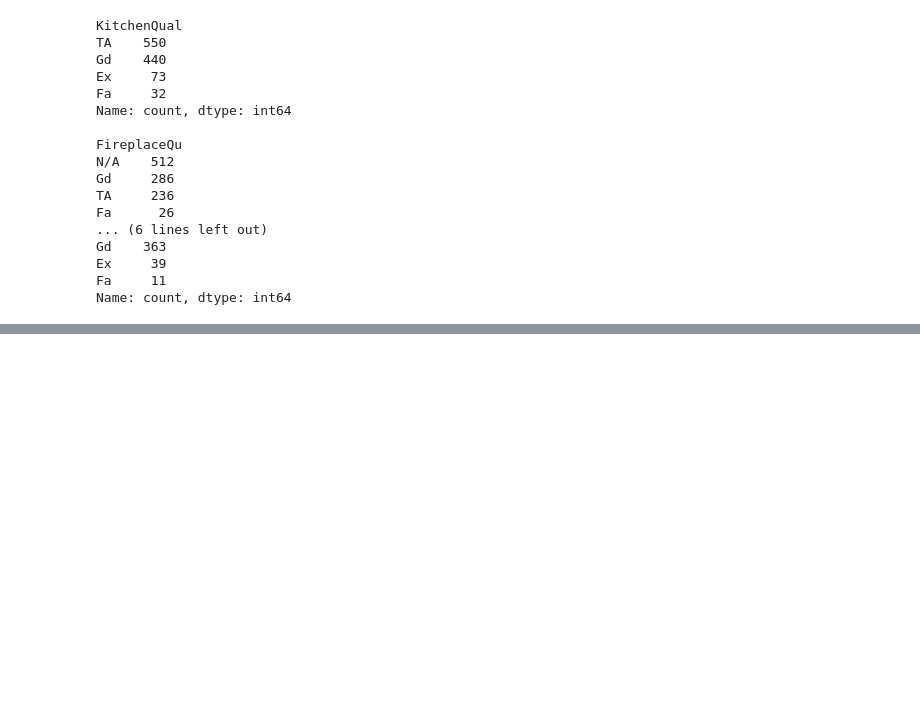
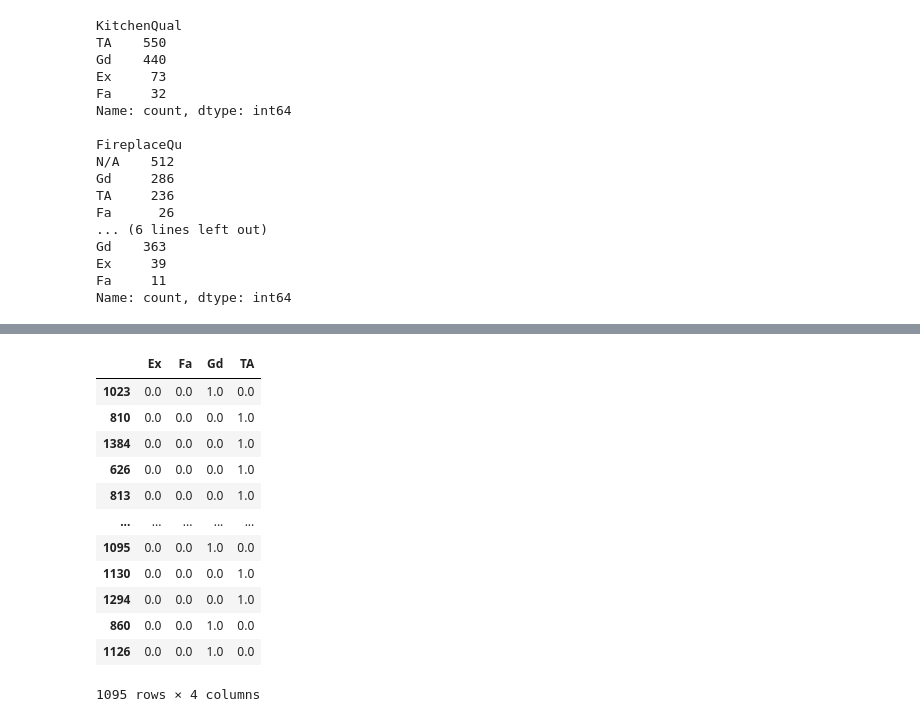
Before and after one commit to Angela-Mukulu-Mwanzia/Phase_3_House-Prices_Feature_engineering, a Jupyter notebook: Edwinn..ipynb, the cells around one changed output, grey strips where cells are left out. Cells and saved outputs as stored; diff of their text form; code cells hidden in the pictures; blank space fills up the shorter version.

```diff
--- a/Edwinn..ipynb
+++ b/Edwinn..ipynb
@@ -324,0 +478,7 @@ Name: count, dtype: int64
+# %%
+# (4) Transform fireplace_qu_train using the encoder and
+# assign the result to fireplace_qu_encoded_train
+external_qu_encoded_train = ohe.transform(external_qu_train)
+
+# Visually inspect fireplace_qu_encoded_train
+external_qu_encoded_train
@@ -324,0 +493,27 @@ Name: count, dtype: int64
+# %%
+# (5a) Make the transformed data into a dataframe
+external_qu_encoded_train = pd.DataFrame(
+    # Pass in NumPy array
+    external_qu_encoded_train,
+    # Set the column names to the categories found by OHE
+    columns=ohe.categories_[0],
+    # Set the index to match X_train's index
+    index=X_train.index
+)
+
+# Visually inspect new dataframe
+external_qu_encoded_train
+# %% [output]
+|  | Ex | Fa | Gd | TA |
+| 1023 | 0.0 | 0.0 | 1.0 | 0.0 |
+| 810 | 0.0 | 0.0 | 0.0 | 1.0 |
+| 1384 | 0.0 | 0.0 | 0.0 | 1.0 |
+| 626 | 0.0 | 0.0 | 0.0 | 1.0 |
+| 813 | 0.0 | 0.0 | 0.0 | 1.0 |
+| ... | ... | ... | ... | ... |
+| 1095 | 0.0 | 0.0 | 1.0 | 0.0 |
+| 1130 | 0.0 | 0.0 | 0.0 | 1.0 |
+| 1294 | 0.0 | 0.0 | 0.0 | 1.0 |
+| 860 | 0.0 | 0.0 | 1.0 | 0.0 |
+| 1126 | 0.0 | 0.0 | 1.0 | 0.0 |
+1095 rows × 4 columns
```
Also changed, not shown: parts of 16 cells of this notebook.
